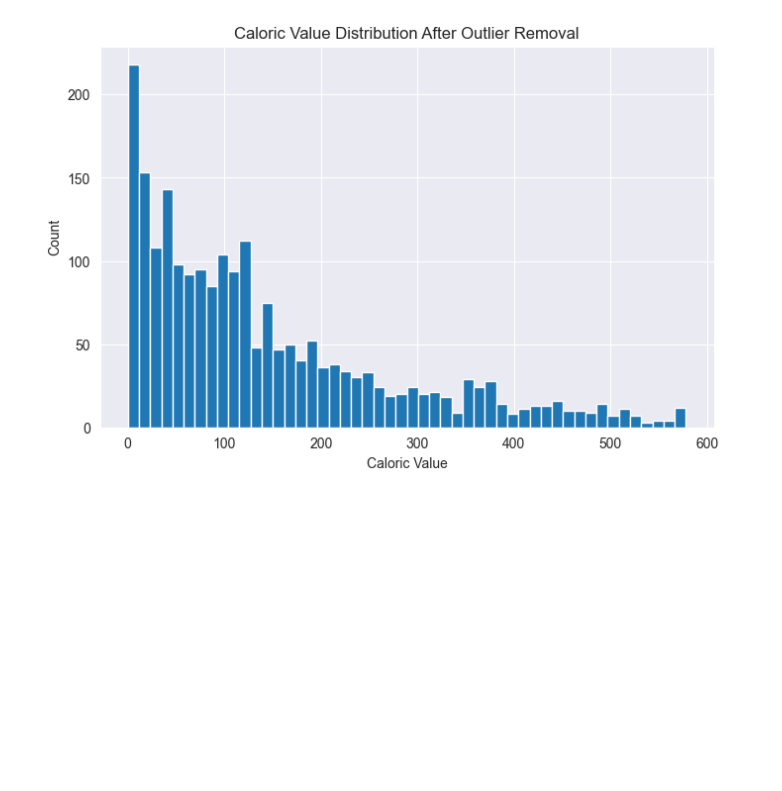
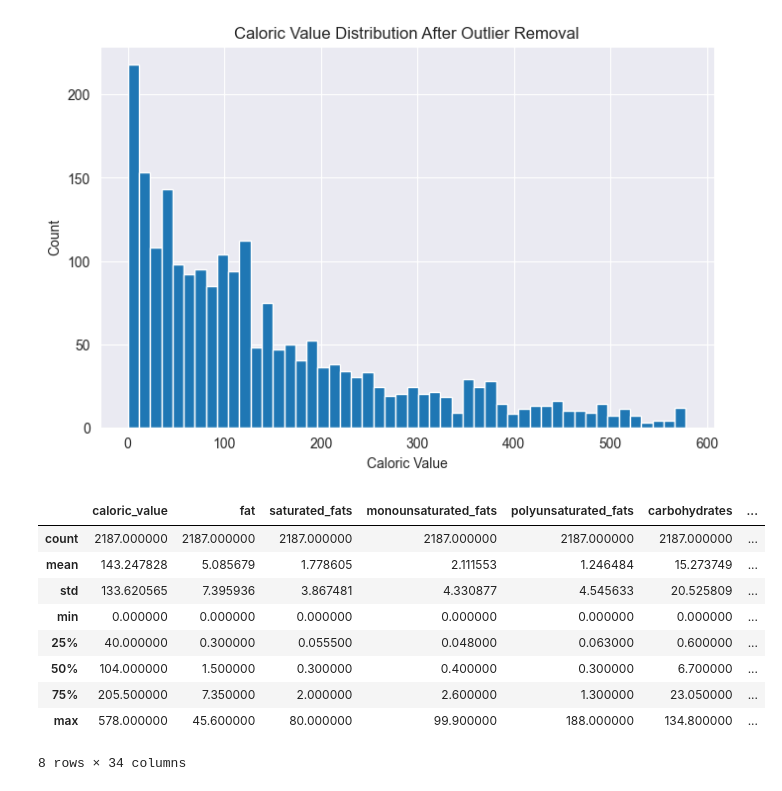
Before and after one commit to samhoon000/food-health-risk-analytics, a Jupyter notebook: notebook/01_data_understanding_and_cleaning.ipynb, the cells around one changed output. Cells and saved outputs as stored; diff of their text form; code cells hidden in the pictures; blank space fills up the shorter version.

```diff
--- a/notebook/01_data_understanding_and_cleaning.ipynb
+++ b/notebook/01_data_understanding_and_cleaning.ipynb
@@ -204,0 +207,13 @@ plt.show()
+# %%
+df.describe()
+# %% [output]
+|  | caloric_value | fat | saturated_fats | monounsaturated_fats | polyunsaturated_fats | carbohydrates | ... |
+| count | 2187.000000 | 2187.000000 | 2187.000000 | 2187.000000 | 2187.000000 | 2187.000000 | ... |
+| mean | 143.247828 | 5.085679 | 1.778605 | 2.111553 | 1.246484 | 15.273749 | ... |
+| std | 133.620565 | 7.395936 | 3.867481 | 4.330877 | 4.545633 | 20.525809 | ... |
+| min | 0.000000 | 0.000000 | 0.000000 | 0.000000 | 0.000000 | 0.000000 | ... |
+| 25% | 40.000000 | 0.300000 | 0.055500 | 0.048000 | 0.063000 | 0.600000 | ... |
+| 50% | 104.000000 | 1.500000 | 0.300000 | 0.400000 | 0.300000 | 6.700000 | ... |
+| 75% | 205.500000 | 7.350000 | 2.000000 | 2.600000 | 1.300000 | 23.050000 | ... |
+| max | 578.000000 | 45.600000 | 80.000000 | 99.900000 | 188.000000 | 134.800000 | ... |
+8 rows × 34 columns
```
Also changed, not shown: parts of 1 cell of this notebook, 2 other files.
